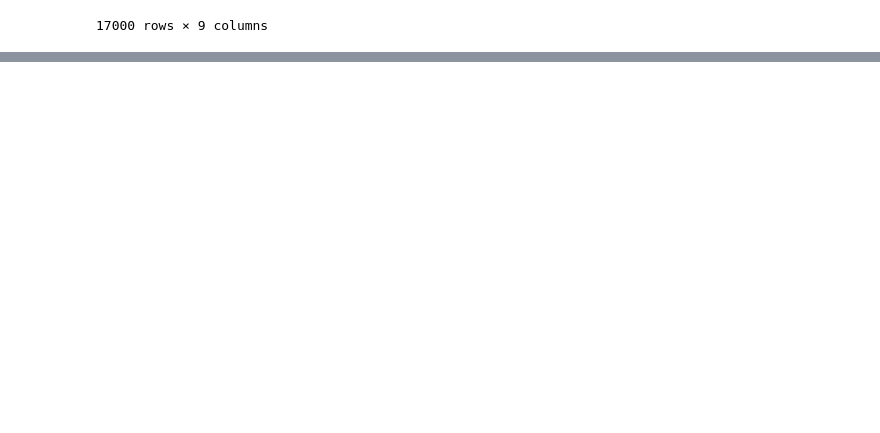
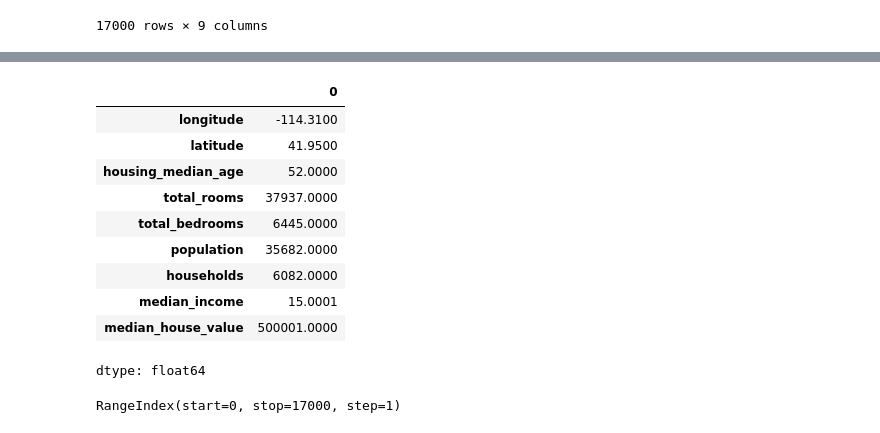
Before and after one commit to pothineni1/AIML, a Jupyter notebook: Pandas/Pandas_DS.ipynb, the cells around one changed output, grey strips where cells are left out. Drawn from its saved outputs; the diff is of its cells as text; code cells hidden in the pictures; blank space fills up the shorter version.

```diff
--- a/Pandas/Pandas_DS.ipynb
+++ b/Pandas/Pandas_DS.ipynb
@@ -97,0 +110,18 @@ df3
+# %%
+df3.max()
+# %% [output]
+|  | 0 |
+| longitude | -114.3100 |
+| latitude | 41.9500 |
+| housing_median_age | 52.0000 |
+| total_rooms | 37937.0000 |
+| total_bedrooms | 6445.0000 |
+| population | 35682.0000 |
+| households | 6082.0000 |
+| median_income | 15.0001 |
+| median_house_value | 500001.0000 |
+dtype: float64
+# %%
+df3.index
+# %% [output]
+RangeIndex(start=0, stop=17000, step=1)
```
Also changed, not shown: parts of 7 cells of this notebook.
